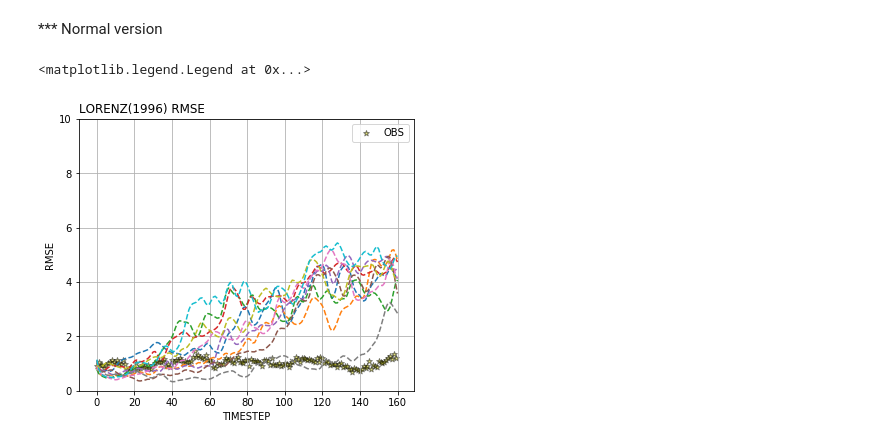
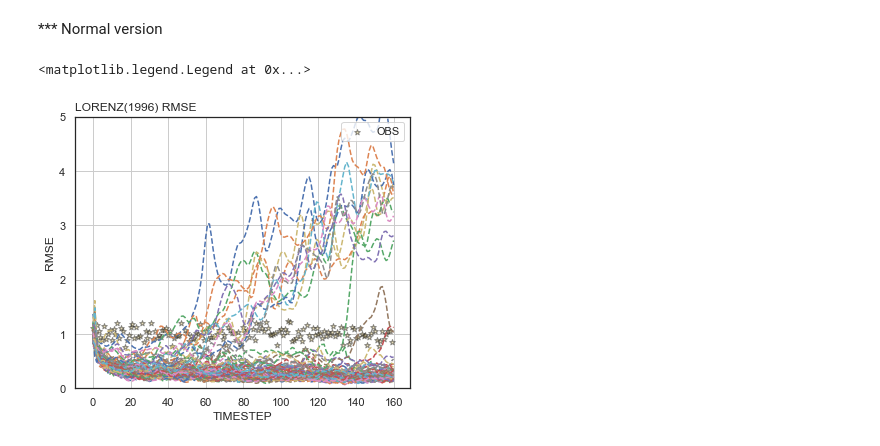
Before and after one commit to Toyo-Daichi/DA_basic, a Jupyter notebook: exp_view.ipynb, the cells around one changed output. Saved outputs shown, nothing was run; the diff lists cells and outputs as text; code cells hidden in the pictures.

```diff
--- a/exp_view.ipynb
+++ b/exp_view.ipynb
@@ -524,0 +531,16 @@ cross_corrdraw.legend(loc='upper right')
+# %%
+fig, ax = plt.subplots()
+_local = ax
+cmap = sns.diverging_palette(220, 10, as_cmap=True)
+sns.set(style='white')
+sns.heatmap(
+    data=localize_mtx, cmap=cmap,
+    vmax=1.0, vmin=-1.0, center=0,
+    square=True, linewidths=.5,
+    cbar_kws={"shrink": .5, "extend": 'both'},
+    xticklabels=5, yticklabels=5
+)
+_local.set_title('LORENZ(1996) LOCALIZE MATRIX (sigma = {})'.format(schprm), fontsize=10, loc='left')
+plt.yticks(rotation=0)
+plt.xticks(rotation=0)
+plt.savefig('./figure/local_prm{}.png'.format(schprm))
@@ -530,9 +554,10 @@ import glob
 indir = '/Users/toyo/Terminal/DA_basic/output/lorenz96_and_emanuel_exp/'
 true_path = indir + 'normal_true_score_40ndim.csv'
 obs_path = indir + 'normal_obs_score_40ndim.csv'
+mems = 15
 anl_pathlist =[]
-anl_pathlist = sorted(glob.glob(indir + 'normal_EnKF10m_anl_score_40ndim_loc_?_alpha_0.??d0.csv'))
-anl_pathlist.extend(sorted(glob.glob(indir + 'normal_EnKF10m_anl_score_40ndim_loc_??_alpha_0.??d0.csv')))
+anl_pathlist = sorted(glob.glob(indir + 'normal_EnKF' + str(mems) + 'm_anl_score_40ndim_loc_?_alpha_0.??d0.csv'))
+anl_pathlist.extend(sorted(glob.glob(indir + 'normal_EnKF' + str(mems) + 'm_anl_score_40ndim_loc_??_alpha_0.??d0.csv')))
 # %%
 true_data = csv2list(true_path)
 obs_data = csv2list(obs_path)
@@ -572,8 +600,8 @@ indir = '/Users/toyo/Terminal/DA_basic/output/lorenz96_and_emanuel_exp/'
 true_path = indir + 'normal_true_score_40ndim.csv'
 obs_path = indir + 'normal_obs_score_40ndim.csv'
 anl_pathlist =[]
-anl_pathlist = sorted(glob.glob(indir + 'normal_EnKF10m_anl_score_40ndim_loc_10_alpha_0.??d0.csv'))
-#anl_pathlist.extend(sorted(glob.glob(indir + 'normal_EnKF10m_anl_score_40ndim_loc_??_alpha_0.??d0.csv')))
+anl_pathlist = sorted(glob.glob(indir + 'normal_EnKF' + str(mems) + 'm_anl_score_40ndim_loc_?_alpha_0.??d0.csv'))
+anl_pathlist.extend(sorted(glob.glob(indir + 'normal_EnKF' + str(mems) + 'm_anl_score_40ndim_loc_??_alpha_0.??d0.csv')))
 # %%
 true_data = csv2list(true_path).reshape(161,40)
 obs_data = csv2list(obs_path).reshape(160, 40)
@@ -583,10 +611,10 @@ for ifile in anl_pathlist:
     anl_score = csv2list(ifile).reshape(161,  40)
     data.append(anl_score)
 # %%
-rmse_anl_list = [[]* i for i in range(10)]
+rmse_anl_list = [[]* i for i in range(100)]
 rmse_obs_list = []
 
-for _file in range(10):
+for _file in range(100):
     for _it in range(161):
         _rmse = rmse(true_data[_it], data[_file][_it])
         rmse_anl_list[_file].append(_rmse)
@@ -594,25 +622,25 @@ for _file in range(10):
 for _it in range(160):
     obs_true_score = []
     for _obs in range(40):
-        obs_true_score.append(true_data[_it][_obs])
+        obs_true_score.append(true_data[_it+1][_obs])
     rmse_obs = rmse(obs_true_score, obs_data[_it])
     rmse_obs_list.append(rmse_obs)
 # %%
 fig, ax = plt.subplots(figsize=(6, 5))
 # set parm
 time_list, obs_time_list = np.arange(161), np.arange(160)
-time_length = 161
+time_length = 100
 rmse_draw = ax
-#for _ in range(100):
-for _ in range(10):
+#for _ in range(1):
+for _ in range(100):
     rmse_draw.plot(time_list, rmse_anl_list[_], ls="--")
-rmse_draw.scatter(obs_time_list[0:time_length], rmse_obs_list[0:time_length], marker='*', color='y', s=35, alpha=0.5, edgecolor='k', label='OBS')
+rmse_draw.scatter(obs_time_list, rmse_obs_list, marker='*', color='y', s=35, alpha=0.5, edgecolor='k', label='OBS')
 rmse_draw.set_xlabel('TIMESTEP')
 rmse_draw.set_ylabel('RMSE')
 rmse_draw.set_title('LORENZ(1996) RMSE', loc='left')
-rmse_draw.set_ylim(0,10.0)
+rmse_draw.set_ylim(0,5.0)
 rmse_draw.grid()
 rmse_draw.legend(loc='upper right')
 # %% [output]
 <matplotlib.legend.Legend at 0x...>
-[figure, old version]
+[figure, new version]
```
Also changed, not shown: parts of 5 cells of this notebook, 2 other files.
